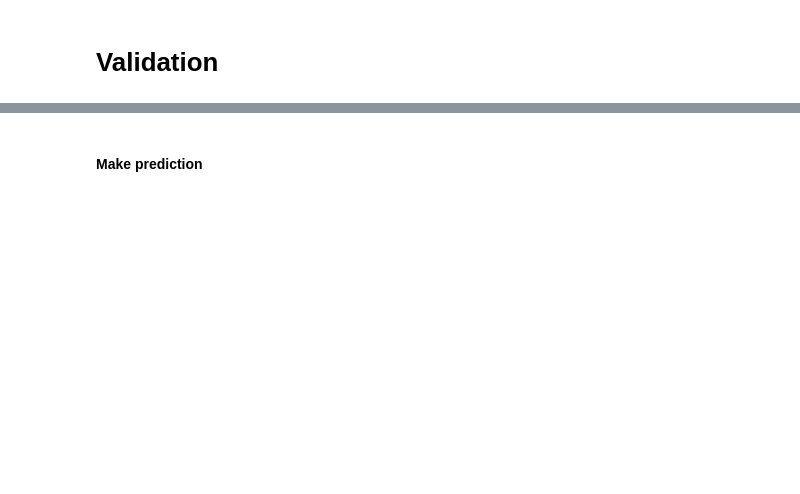
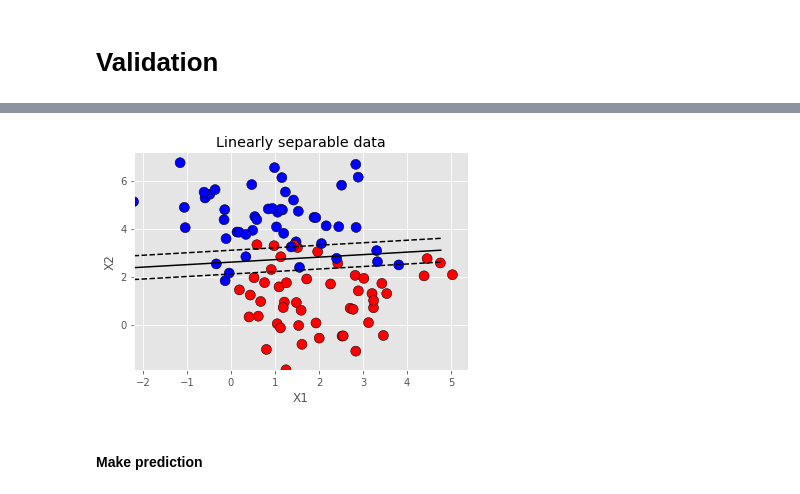
Before and after one commit to aashitarakesh/Twitter_SentimentalAnalysis, a Jupyter notebook: letha_SVM.ipynb, the cells around one changed output, grey strips where cells are left out. Drawn from its saved outputs; the diff is of its cells as text; code cells hidden in the pictures; blank space fills up the shorter version.

```diff
--- a/letha_SVM.ipynb
+++ b/letha_SVM.ipynb
@@ -90,3 +93,26 @@ predictions = model.predict(X_test)
+# %%
+# Plot the decision boundaries
+x_min = X_train[:, 0].min()
+x_max = X_train[:, 0].max()
+y_min = X_train[:, 1].min()
+y_max = X_train[:, 1].max()
+
+XX, YY = np.mgrid[x_min:x_max, y_min:y_max]
+Z = model.decision_function(np.c_[XX.ravel(), YY.ravel()])
+
+# Put the result into a color plot
+Z = Z.reshape(XX.shape)
+# plt.pcolormesh(XX, YY, Z > 0, cmap=plt.cm.Paired)
+plt.contour(XX, YY, Z, colors=['k', 'k', 'k'],
+            linestyles=['--', '-', '--'], levels=[-.5, 0, .5])
+plt.scatter(X_train[:, 0], X_train[:, 1], c=y, cmap='bwr', edgecolor='k', s=100)
+plt.title('Linearly separable data')
+plt.xlabel('X1')
+plt.ylabel('X2')
+plt.savefig("Images/cluster_std=1.25_SVM.png")
+plt.show()
+# %% [output]
+[figure, added]
 # %% [markdown]
 #### Make prediction
 # %%
```
Also changed, not shown: parts of 12 cells of this notebook, 7 other files.
